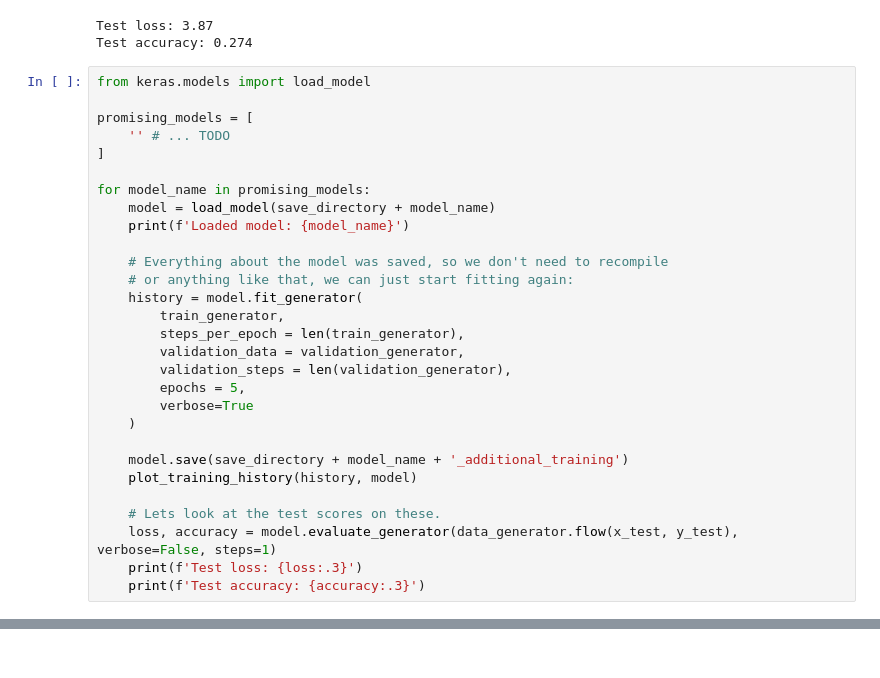
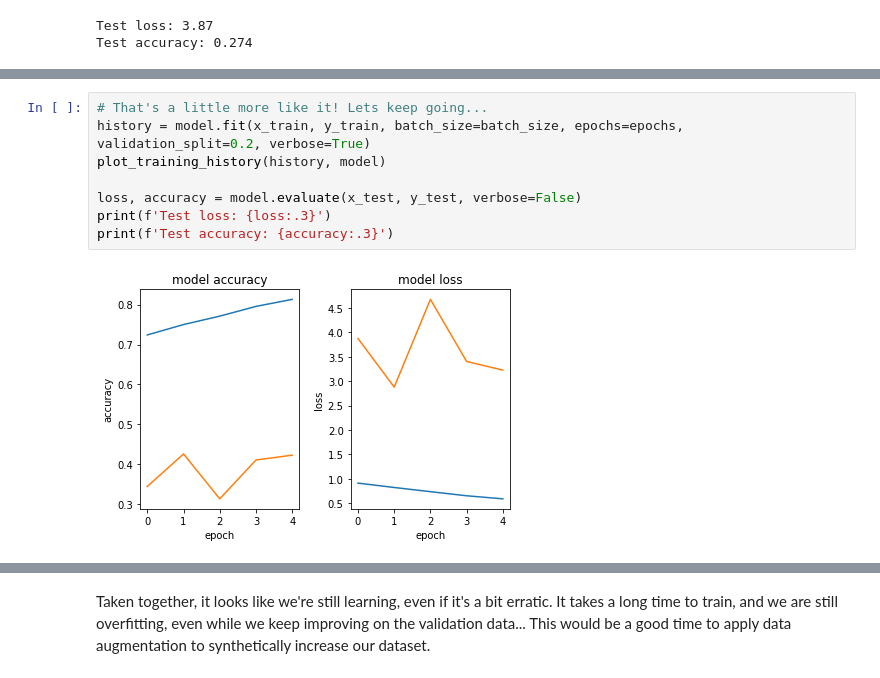
Before and after one commit to Tebs-Lab/intro-to-deep-learning, a Jupyter notebook: 04-convolutional-neural-networks/03-transfer-learning.ipynb, the cells around one changed output, grey strips where cells are left out. Cells and saved outputs as stored; diff of their text form.

```diff
--- a/04-convolutional-neural-networks/03-transfer-learning.ipynb
+++ b/04-convolutional-neural-networks/03-transfer-learning.ipynb
@@ -513,32 +513,3 @@ Epoch 5/5
 [figure]
 Test loss: 3.87
 Test accuracy: 0.274
-# %%
-from keras.models import load_model
-
-promising_models = [
-    '' # ... TODO
-]
-
-for model_name in promising_models:
-    model = load_model(save_directory + model_name)
-    print(f'Loaded model: {model_name}')
-
-    # Everything about the model was saved, so we don't need to recompile
-    # or anything like that, we can just start fitting again:
-    history = model.fit_generator(
-        train_generator,
-        steps_per_epoch = len(train_generator),
-        validation_data = validation_generator,
-        validation_steps = len(validation_generator),
-        epochs = 5,
-        verbose=True
-    )
-
-    model.save(save_directory + model_name + '_additional_training')
-    plot_training_history(history, model)
-
-    # Lets look at the test scores on these.
-    loss, accuracy = model.evaluate_generator(data_generator.flow(x_test, y_test), verbose=False, steps=1)
-    print(f'Test loss: {loss:.3}')
-    print(f'Test accuracy: {accuracy:.3}')
@@ -950,0 +531,10 @@ KeyboardInterrupt:
+# %%
+# That's a little more like it! Lets keep going...
+history = model.fit(x_train, y_train, batch_size=batch_size, epochs=epochs, validation_split=0.2, verbose=True)
+plot_training_history(history, model)
+
+loss, accuracy = model.evaluate(x_test, y_test, verbose=False)
+print(f'Test loss: {loss:.3}')
+print(f'Test accuracy: {accuracy:.3}')
+# %% [output]
+[figure, added]
@@ -950,0 +543,2 @@ KeyboardInterrupt:
+# %% [markdown]
+Taken together, it looks like we're still learning, even if it's a bit erratic. It takes a long time to train, and we are still overfitting, even while we keep improving on the validation data... This would be a good time to apply data augmentation to synthetically increase our dataset.
```
Also changed, not shown: parts of 9 cells of this notebook, 12 other files.
